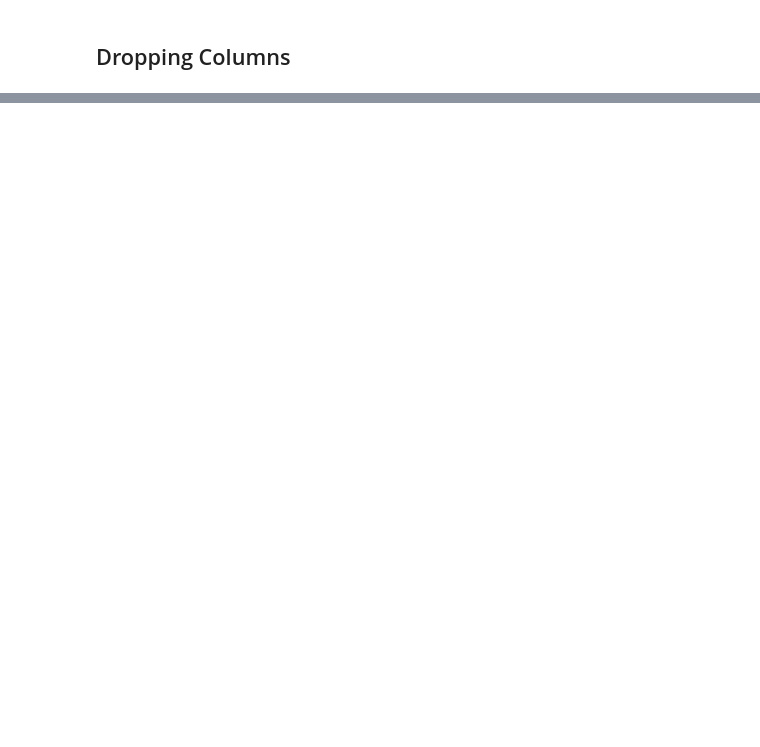
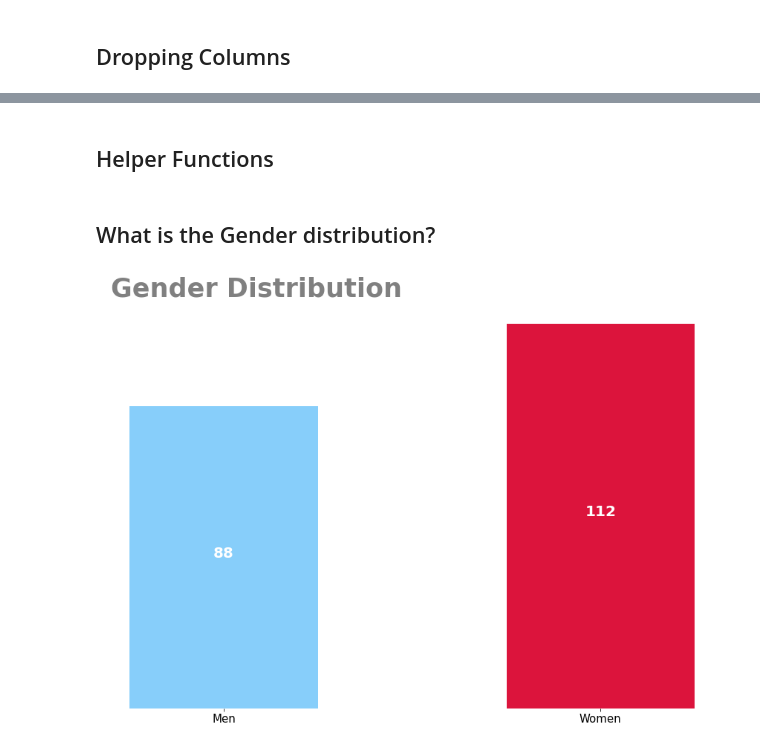
Before and after one commit to MatheusRocha0/Customers-Segmentation, a Jupyter notebook: Customers_Segmentation.ipynb, the cells around one changed output, grey strips where cells are left out. Cells and saved outputs as stored; diff of their text form; code cells hidden in the pictures; blank space fills up the shorter version.

```diff
--- a/Customers_Segmentation.ipynb
+++ b/Customers_Segmentation.ipynb
@@ -400,0 +183,48 @@ plt.show()
+# %% [markdown]
+## Helper Functions
+# %%
+def color(y):
+   colors = []
+
+   for i in range(len(y)):
+      if y[i] == np.max(y):
+         colors.append("crimson")
+
+      elif y[i] == np.min(y):
+         colors.append("lightskyblue")
+
+      else:
+         colors.append("gray")
+
+   return colors
+
+
+def add_labels(x, y):
+   for i in range(len(x)):
+      plt.text(i, y[i]//2, round(y[i]), ha = "center", fontsize = 20, weight = "bold", color = "white")
+
+def bar_config():
+   ax.spines["bottom"].set_visible(False)
+   ax.spines["top"].set_visible(False)
+   ax.spines["right"].set_visible(False)
+   ax.spines["left"].set_visible(False)
+   ax.tick_params(labelsize = 15)
+   plt.gca().axes.get_yaxis().set_visible(False)
+# %% [markdown]
+## What is the Gender distribution?
+# %%
+men = df[df.gender == "Male"].age.count()
+women = df[df.gender == "Female"].age.count()
+
+labels = ["Men", "Women"]
+values = [men, women]
+
+plt.figure(figsize = (15, 10))
+ax = plt.subplot(111)
+ax.bar(x = labels, height = values, color = color(values), width = .5)
+bar_config()
+add_labels(labels, values)
+plt.text(s = "Gender Distribution", weight = "bold", fontsize = 35, color = "gray", x = -.3, y = 120)
+plt.show()
+# %% [output]
+[figure, added]
```
Also changed, not shown: parts of 110 cells of this notebook.
